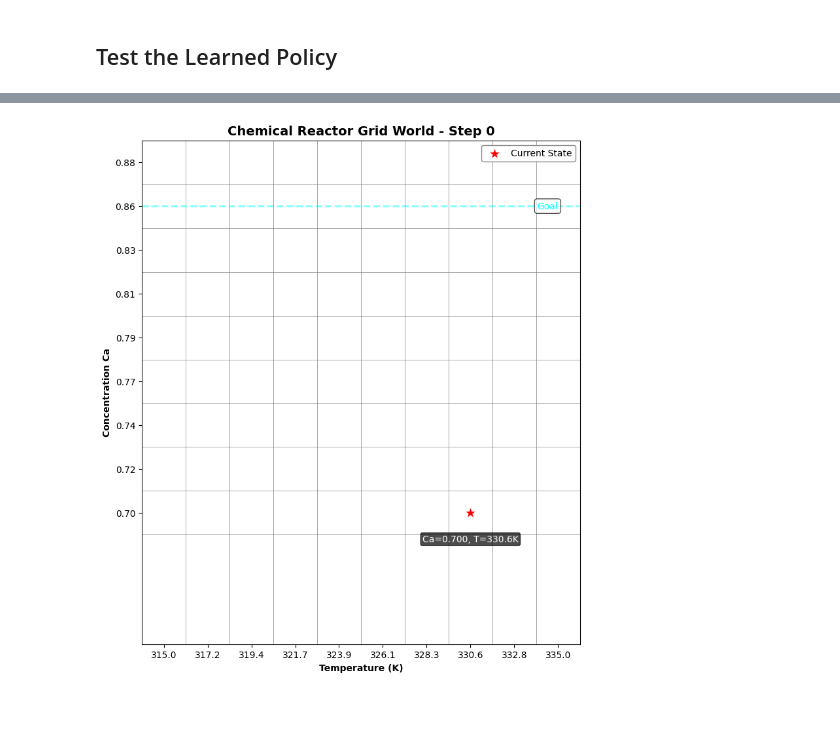
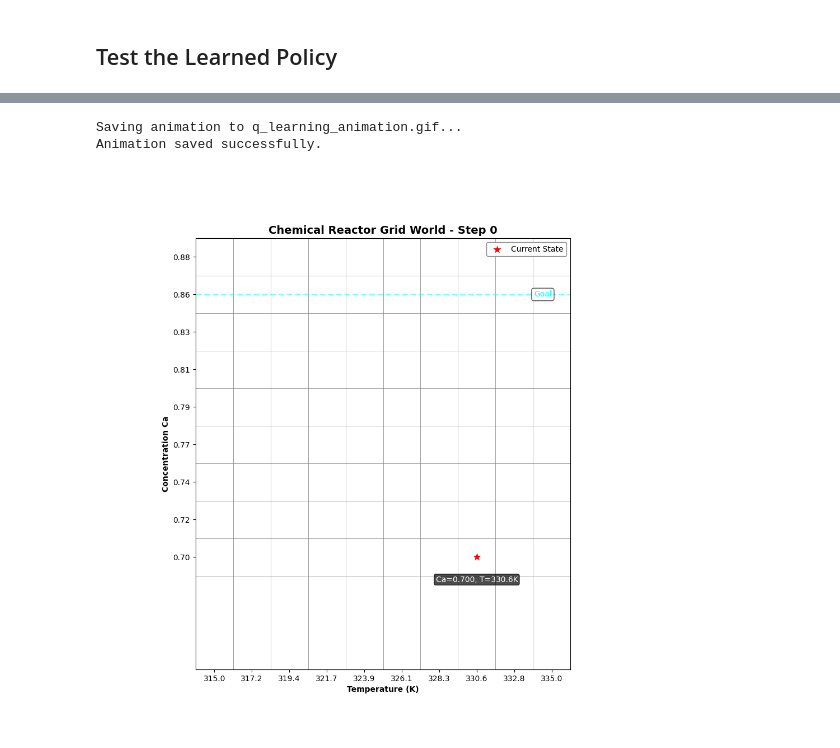
Before and after one commit to MaximilianB2/chemengRL, a Jupyter notebook: src/disc_cstr.ipynb, the cells around one changed output, grey strips where cells are left out. Cells and saved outputs as stored; diff of their text form; code cells hidden in the pictures; blank space fills up the shorter version.

Commit message:
figures

```diff
--- a/src/disc_cstr.ipynb
+++ b/src/disc_cstr.ipynb
@@ -338,5 +347,8 @@ Total reward: -12.1468
 Steps taken: 30
 # %%
 ani = disc_env.animate_rollout(save_path="q_learning_animation.gif")
+display(Image("q_learning_animation.gif"))
 # %% [output]
+Saving animation to q_learning_animation.gif...
+Animation saved successfully.
-[figure, old version]
+[figure, new version]
```
Also changed, not shown: parts of 6 cells of this notebook, 3 other files.
